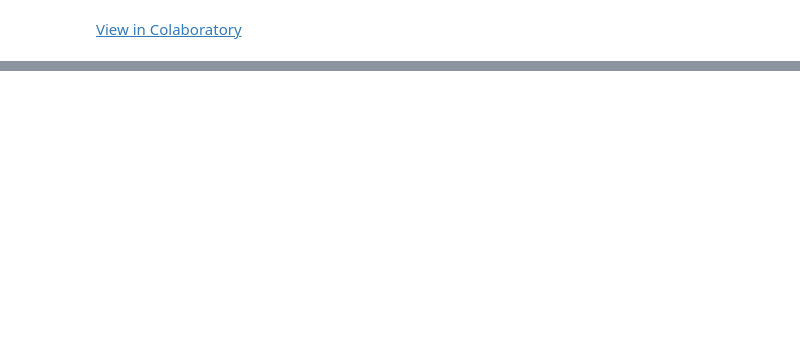
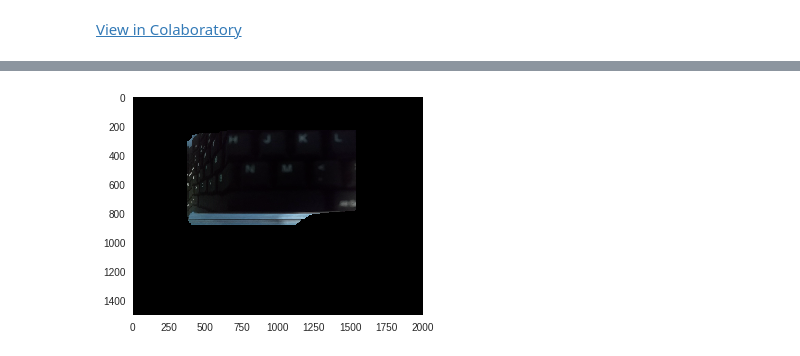
Before and after one commit to UjjwalSaxena/road-glare-removal-tests, a Jupyter notebook: mapping.ipynb, the cells around one changed output, grey strips where cells are left out. Drawn from its saved outputs; the diff is of its cells as text; code cells hidden in the pictures; blank space fills up the shorter version.

```diff
--- a/mapping.ipynb
+++ b/mapping.ipynb
@@ -32,20 +41,20 @@ mv: cannot stat 'VID_20180905_191714382.mp4': No such file or directory
 # %%
 
-def process(curr,next):
-  return cv2.calcOpticalFlowFarneback(curr,next, None, 0.5, 3, 15, 3, 5, 1.2, 0)   #pyr_scale, levels, winsize, iterations, poly_n, poly_sigma, flags
+# def process(curr,next):
+#   return cv2.calcOpticalFlowFarneback(curr,next, None, 0.5, 3, 15, 3, 5, 1.2, 0)   #pyr_scale, levels, winsize, iterations, poly_n, poly_sigma, flags
 
 
 import random
 def Generate_points(x,low,high):
   points=[]
-  for i in range(50):
+  for i in range(100):
     points.append(np.asarray([[x , random.randint(low,high)]]))
 #   print(np.asarray(points))
   return np.asarray(points)#.reshape(-1,1,2).astype(np.float32)
 # %%
 import cv2 as cv
-cap = cv.VideoCapture('test.mp4')
-blank_image = np.zeros((800,1000,3), np.uint8)
+cap = cv.VideoCapture('test8.mp4')
+blank_image = np.zeros((1500,2000,3), np.uint8)
 # Parameters for lucas kanade optical flow
 lk_params = dict( winSize  = (15,15),
                   maxLevel = 2,
@@ -54,9 +63,9 @@ lk_params = dict( winSize  = (15,15),
 color = np.random.randint(0,255,(100,3))
 # Take first frame and find corners in it
 ret, old_frame = cap.read()
-old_frame=cv.resize(old_frame,(480,360))
-offsetx=100
-offsety=100
+old_frame=cv.resize(old_frame,(720,480))
+offsetx=400
+offsety=400
 
 old_gray = cv.cvtColor(old_frame, cv.COLOR_BGR2GRAY)
 ho,wo= old_gray.shape[0],old_gray.shape[1]
@@ -82,40 +91,59 @@ while(ret):
       continue
 
 #     print(ret)
-    frame= cv.resize(frame,(480,360))
+    frame= cv.resize(frame,(720,480))
     frame_gray = cv.cvtColor(frame, cv.COLOR_BGR2GRAY)
     # calculate optical flow
     pl1, stl, errl = cv.calcOpticalFlowPyrLK(old_gray, frame_gray, pl0, None, **lk_params)
     pr1, str, errr = cv.calcOpticalFlowPyrLK(old_gray, frame_gray, pr0, None, **lk_params)
 #     print(pl1)
     good_newl = pl1[stl==1]
-    good_new_errl= errl[stl==1]
     good_oldl = pl0[stl==1]
-#     print(good_new_errl)
+    good_newr = pr1[str==1]
+    good_oldr = pr0[str==1]
+#     print(pr1.size,pr0.size)
+#     good_newl = pl1[errl<np.mean(errl)]
+#     good_oldl = pl0[errl<np.mean(errl)]
+#     good_newr = pr1[errr<np.mean(errr)]
+#     good_oldr = pr0[errr<np.mean(errr)]
+#     print(pr1.size,pr0.size,good_newr.size,good_oldr.size)
 
-    good_newr = pr1[str==1]
-    good_new_errr= errr[str==1]
-    good_oldr = pr0[str==1]
-#     print(good_newl)
-#     print((good_newl[:,0]*good_new_errl*-1)/np.sum(-1*good_new_errl))
+    try:
+      try:
+        x_deflection_l=int(np.mean(good_newl[:,0]))-int(np.mean(good_oldl[:,0]))
+        y_deflection_l=int(np.mean(good_newl[:,1]))-int(np.mean(good_oldl[:,1]))
+        x_deflection_r=int(np.mean(good_newr[:,0]))-int(np.mean(good_oldr[:,0]))
+        y_deflection_r=int(np.mean(good_newr[:,1]))-int(np.mean(good_oldr[:,1]))
+      except:
+        pass
+  #     print(x_deflection_l, x_deflection_r, y_deflection_l, y_deflection_r)
 
-#     print(np.sum(good_newl[:,0]*-1*good_new_errl/np.sum(-1*good_new_errl)))
-#     x_diflection=int(np.sum(good_newl[:,0]*-1*good_new_errl/np.sum(-1*good_new_errl)))-int(np.sum(good_oldl[:,0]*-1*good_new_errl/np.sum(-1*good_new_errl)))
-#     y_diflection=int(np.sum(good_newl[:,1]*-1*good_new_errl/np.sum(-1*good_new_errl)))-int(np.sum(good_oldl[:,1]*-1*good_new_errl/np.sum(-1*good_new_errl)))
-    x_deflection=int(np.mean(good_newl[:,0]))-int(np.mean(good_oldl[:,0]))
-    y_deflection=int(np.mean(good_newl[:,1]))-int(np.mean(good_oldl[:,1]))
-#     print(x_diflection)
-    offsety-=y_deflection
-    offsetx-=x_deflection
-    blank_image[offsety:offsety+ho,offsetx:offsetx+wo,:]=frame
+  #     if abs(x_deflection_l)==abs(x_deflection_r) and x_deflection_l!=x_deflection_r:
+      if x_deflection_l*x_deflection_r<0:  #handling z axis
+        change=(x_deflection_l-x_deflection_r)
+        ho= ho+int(change*ho/wo)
+        wo= wo+change
+        offsety-=int(change//2)
+        offsetx-=int(change//2)
+  #       print("resizing", ho, wo,change)
+  #     if(y_deflection_l*y_deflection_r<0):
+  #       print("rotating", y_deflection_l-y_deflection_r)
+      frame= cv.resize(frame,(wo,ho))
+
+
+
+      offsety=offsety- (y_deflection_l+y_deflection_r)//2
+      offsetx=offsetx- (x_deflection_l+x_deflection_r)//2
+  #     print(offsety, offsety+ho, offsetx, offsetx+wo, ho, wo,frame.shape )
+      blank_image[offsety:offsety+ho,offsetx:offsetx+wo,:]=frame
+    except:
+      print("1")
+      pass
     old_gray = frame_gray.copy()
-#     if(good_newl.size<10):
-#       good_newl = Generate_points(wo/n,1,ho)
-#     if(good_newr.size<10):
-#       good_newr = Generate_points(wo*(n-1)/n,1,ho)
-    print(good_newl.size)
-    pl0 = good_newl.reshape(-1,1,2)
-    pr0 = good_newr.reshape(-1,1,2)
+
+#     frame = imutils.rotate(frame, angle)
+    pl0 = Generate_points(wo/n,1,ho).reshape(-1,1,2).astype(np.float32)
+    pr0 = Generate_points(wo*(n-1)/n,1,ho).reshape(-1,1,2).astype(np.float32)
 
 
 cv.destroyAllWindows()
@@ -143,3 +156,4 @@ ValueError: ignored
+[figure, added]
 # %%
     x_diflection=int(np.sum(good_newl[:,0]*-1*good_new_errl/np.sum(-1*good_new_errl)))-int(np.sum(good_oldl[:,0]*-1*good_new_errl/np.sum(-1*good_new_errl)))
     y_diflection=int(np.sum(good_newl[:,0]*-1*good_new_errl/np.sum(-1*good_new_errl)))-int(np.sum(good_oldl[:,0]*-1*good_new_errl/np.sum(-1*good_new_errl)))
```
Also changed, not shown: parts of 3 cells of this notebook.
